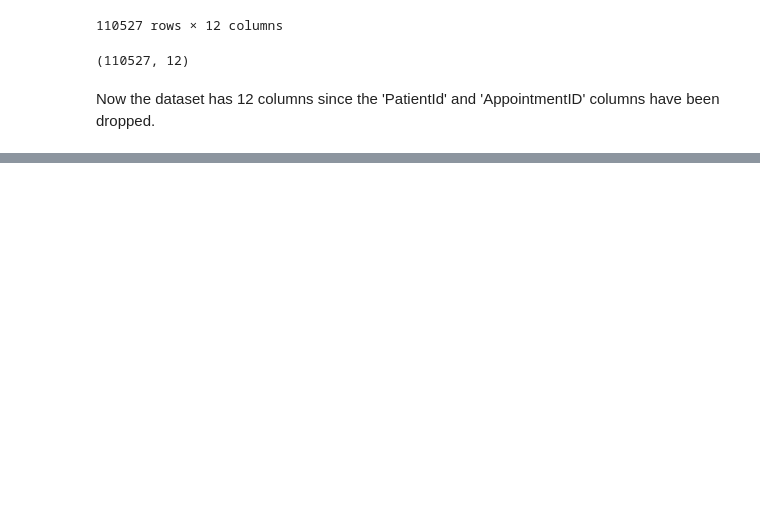
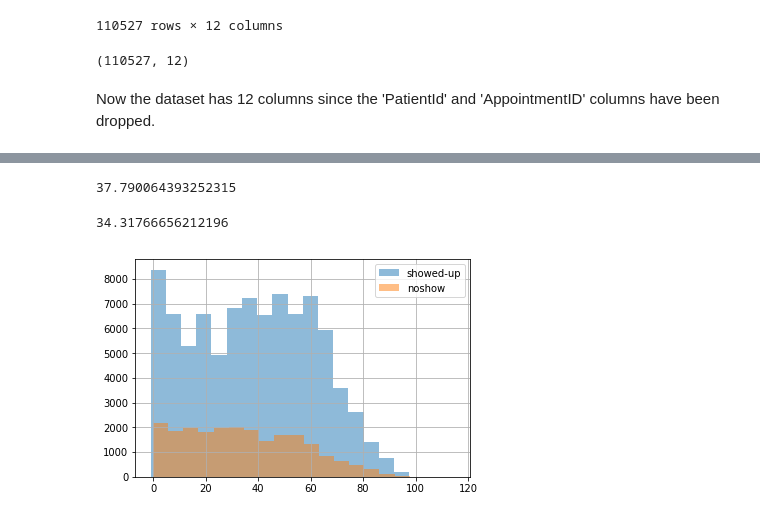
Before and after one commit to Kirthi-Raman/Appointment_NoShow, a Jupyter notebook: NoShow_Appointment.ipynb, the cells around one changed output, grey strips where cells are left out. Drawn from its saved outputs; the diff is of its cells as text; code cells hidden in the pictures; blank space fills up the shorter version.

```diff
--- a/NoShow_Appointment.ipynb
+++ b/NoShow_Appointment.ipynb
@@ -170,0 +178,21 @@ Now the dataset has 12 columns since the 'PatientId' and 'AppointmentID' columns
+# %%
+#create masks to group patients as ones who showed up for the appointment and the ones who did not
+showed = df['No-show'] == 'No'
+noshow = df['No-show'] == 'Yes'
+# %%
+# determine the mean of age of the patients who showed up for the appointment
+df.Age[showed].mean()
+# %% [output]
+37.790064393252315
+# %%
+# determine the mean of age of the patients who did not show up for the appointment
+df.Age[noshow].mean()
+# %% [output]
+34.31766656212196
+# %%
+#plot the Age distribution
+df.Age[showed].hist(alpha = 0.5,bins = 20, label = 'showed-up')
+df.Age[noshow].hist(alpha = 0.5,bins = 20, label = 'noshow')
+plt.legend();
+# %% [output]
+[figure, added]
```
Also changed, not shown: parts of 2 cells of this notebook.
